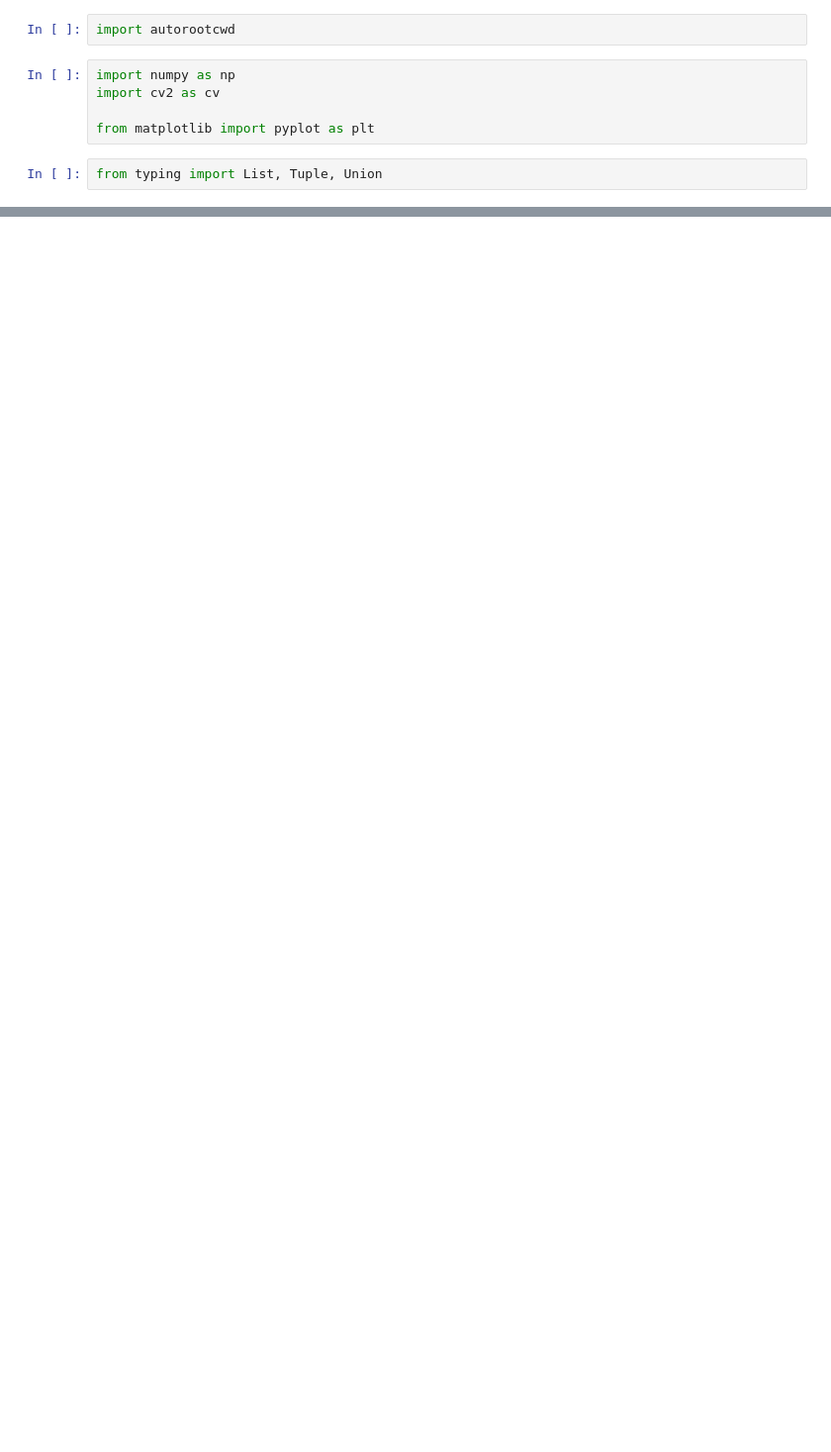
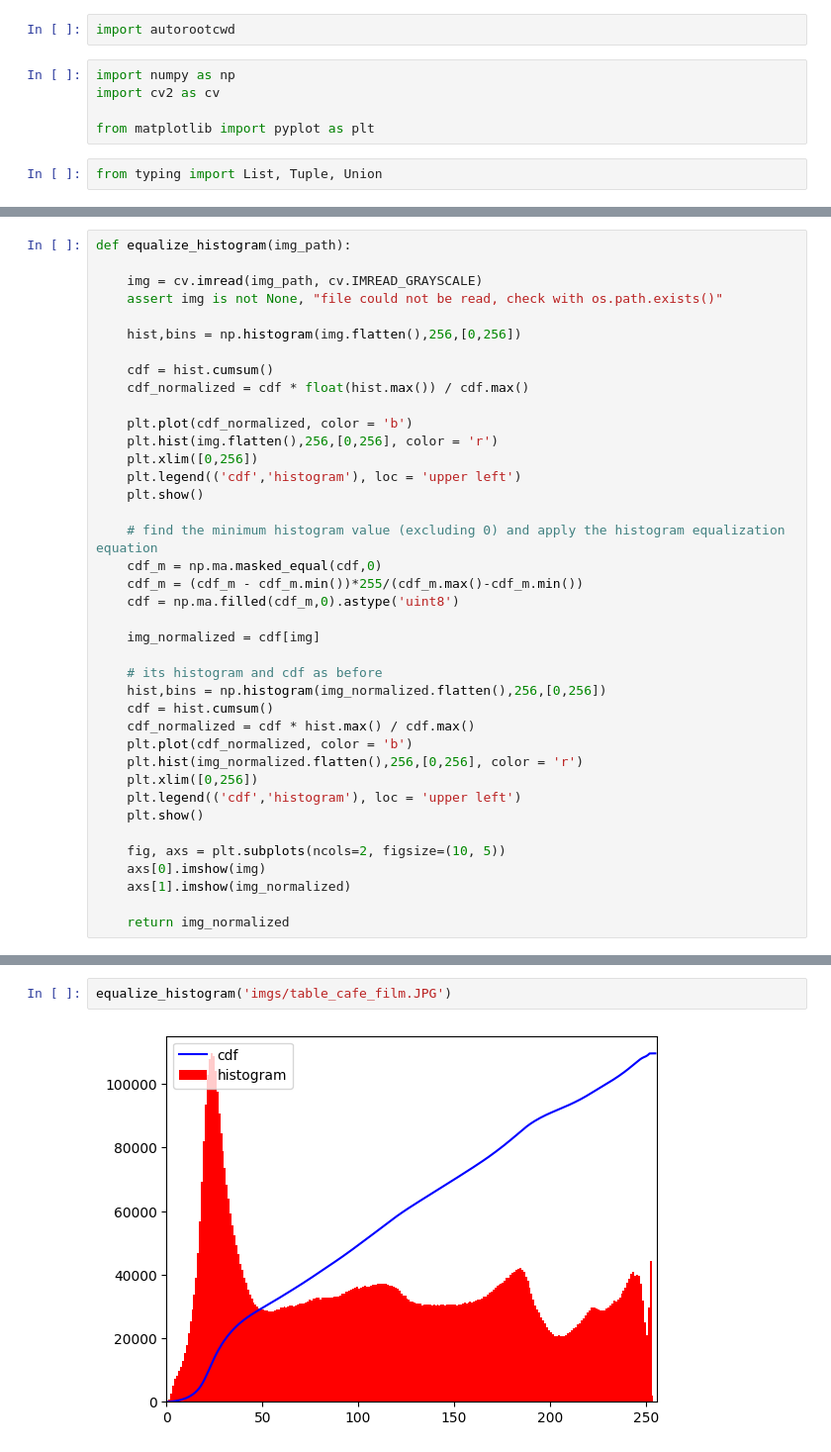
Before and after one commit to mikasenghaas/sillystill, a Jupyter notebook: notebooks/2.0-range-align.ipynb, the cells around one changed output, grey strips where cells are left out. Shown at 99% size. Drawn from its saved outputs; the diff is of its cells as text; blank space fills up the shorter version.

```diff
--- a/notebooks/2.0-range-align.ipynb
+++ b/notebooks/2.0-range-align.ipynb
@@ -58,0 +41,39 @@ axs[1].imshow(aligned2)
+# %%
+def equalize_histogram(img_path):
+
+    img = cv.imread(img_path, cv.IMREAD_GRAYSCALE)
+    assert img is not None, "file could not be read, check with os.path.exists()"
+
+    hist,bins = np.histogram(img.flatten(),256,[0,256])
+
+    cdf = hist.cumsum()
+    cdf_normalized = cdf * float(hist.max()) / cdf.max()
+
+    plt.plot(cdf_normalized, color = 'b')
+    plt.hist(img.flatten(),256,[0,256], color = 'r')
+    plt.xlim([0,256])
+    plt.legend(('cdf','histogram'), loc = 'upper left')
+    plt.show()
+
+    # find the minimum histogram value (excluding 0) and apply the histogram equalization equation
+    cdf_m = np.ma.masked_equal(cdf,0)
+    cdf_m = (cdf_m - cdf_m.min())*255/(cdf_m.max()-cdf_m.min())
+    cdf = np.ma.filled(cdf_m,0).astype('uint8')
+
+    img_normalized = cdf[img]
+
+    # its histogram and cdf as before
+    hist,bins = np.histogram(img_normalized.flatten(),256,[0,256])
+    cdf = hist.cumsum()
+    cdf_normalized = cdf * hist.max() / cdf.max()
+    plt.plot(cdf_normalized, color = 'b')
+    plt.hist(img_normalized.flatten(),256,[0,256], color = 'r')
+    plt.xlim([0,256])
+    plt.legend(('cdf','histogram'), loc = 'upper left')
+    plt.show()
+
+    fig, axs = plt.subplots(ncols=2, figsize=(10, 5))
+    axs[0].imshow(img)
+    axs[1].imshow(img_normalized)
+
+    return img_normalized
@@ -58,0 +96,4 @@ axs[1].imshow(aligned2)
+# %%
+equalize_histogram('imgs/table_cafe_film.JPG')
+# %% [output]
+[figure, added]
```
Also changed, not shown: parts of 4 cells of this notebook.
